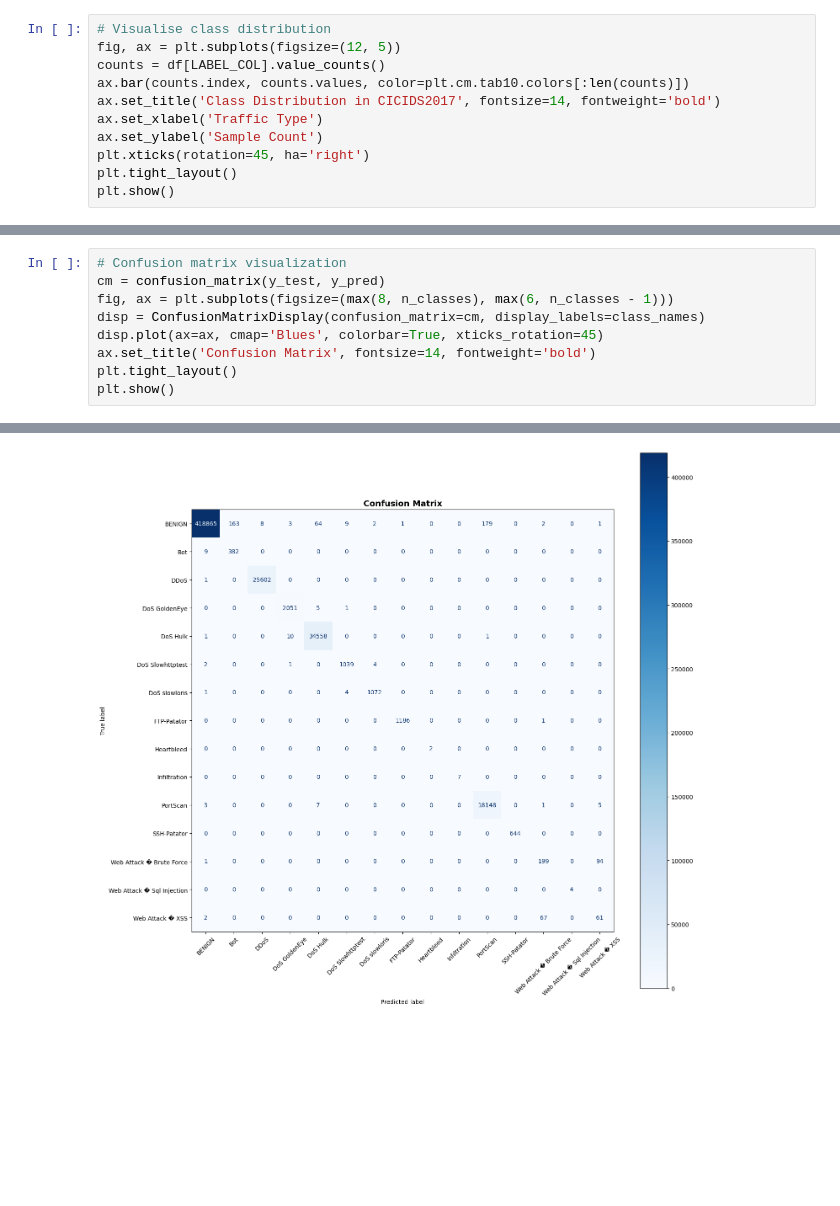
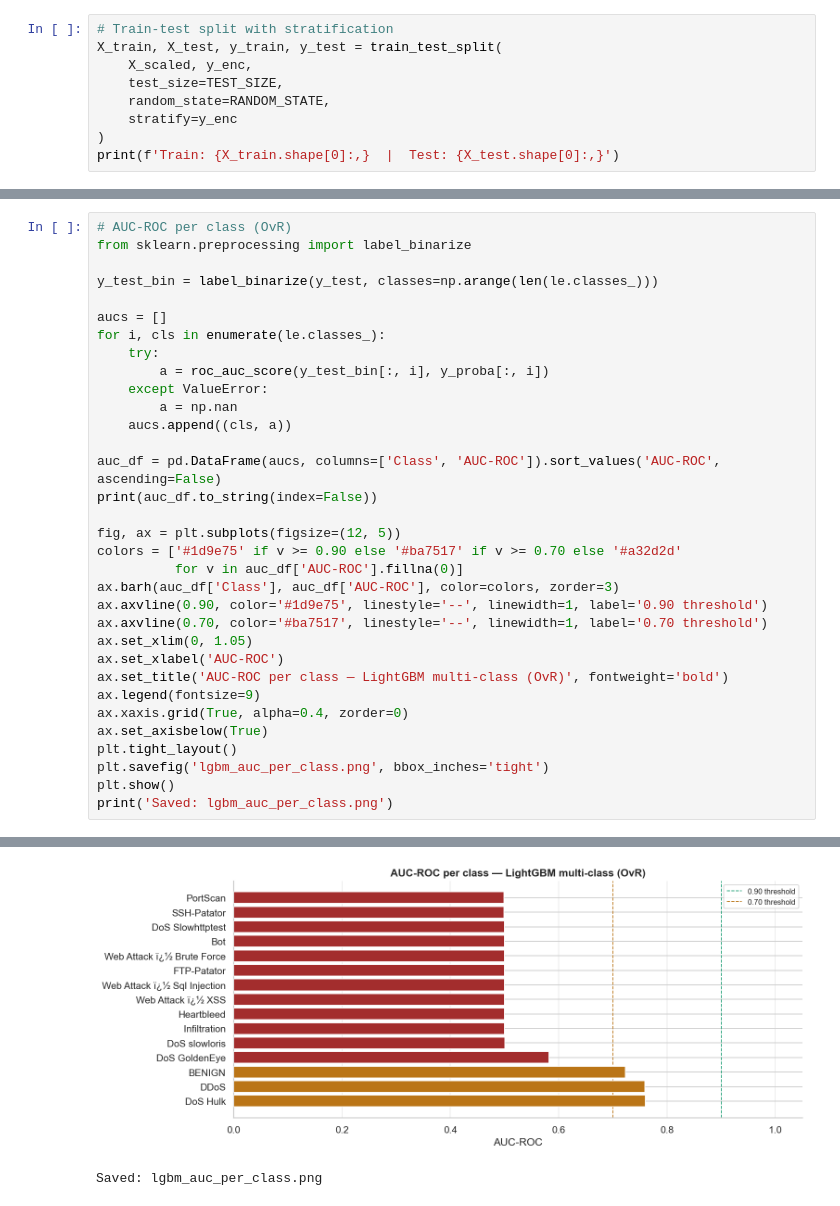
Before and after one commit to yoshbatula/Hybrid-Enhanced-Stacked-Ensemble-for-Network-Intrusion-Detection, a Jupyter notebook: baseline-model.ipynb, the cells around one changed output, grey strips where cells are left out. Saved outputs shown, nothing was run; the diff lists cells and outputs as text; blank space fills up the shorter version.

```diff
--- a/baseline-model.ipynb
+++ b/baseline-model.ipynb
@@ -119,12 +168,10 @@ Name: count, dtype: int64
 # %%
-# Visualise class distribution
-fig, ax = plt.subplots(figsize=(12, 5))
-counts = df[LABEL_COL].value_counts()
-ax.bar(counts.index, counts.values, color=plt.cm.tab10.colors[:len(counts)])
-ax.set_title('Class Distribution in CICIDS2017', fontsize=14, fontweight='bold')
-ax.set_xlabel('Traffic Type')
-ax.set_ylabel('Sample Count')
-plt.xticks(rotation=45, ha='right')
-plt.tight_layout()
-plt.show()
+# Train-test split with stratification
+X_train, X_test, y_train, y_test = train_test_split(
+    X_scaled, y_enc,
+    test_size=TEST_SIZE,
+    random_state=RANDOM_STATE,
+    stratify=y_enc
+)
+print(f'Train: {X_train.shape[0]:,}  |  Test: {X_test.shape[0]:,}')
 # %% [output]
@@ -359,10 +536,34 @@ print(classification_report(
 # %%
-# Confusion matrix visualization
-cm = confusion_matrix(y_test, y_pred)
-fig, ax = plt.subplots(figsize=(max(8, n_classes), max(6, n_classes - 1)))
-disp = ConfusionMatrixDisplay(confusion_matrix=cm, display_labels=class_names)
-disp.plot(ax=ax, cmap='Blues', colorbar=True, xticks_rotation=45)
-ax.set_title('Confusion Matrix', fontsize=14, fontweight='bold')
+# AUC-ROC per class (OvR)
+from sklearn.preprocessing import label_binarize
+
+y_test_bin = label_binarize(y_test, classes=np.arange(len(le.classes_)))
+
+aucs = []
+for i, cls in enumerate(le.classes_):
+    try:
+        a = roc_auc_score(y_test_bin[:, i], y_proba[:, i])
+    except ValueError:
+        a = np.nan
+    aucs.append((cls, a))
+
+auc_df = pd.DataFrame(aucs, columns=['Class', 'AUC-ROC']).sort_values('AUC-ROC', ascending=False)
+print(auc_df.to_string(index=False))
+
+fig, ax = plt.subplots(figsize=(12, 5))
+colors = ['#1d9e75' if v >= 0.90 else '#ba7517' if v >= 0.70 else '#a32d2d'
+          for v in auc_df['AUC-ROC'].fillna(0)]
+ax.barh(auc_df['Class'], auc_df['AUC-ROC'], color=colors, zorder=3)
+ax.axvline(0.90, color='#1d9e75', linestyle='--', linewidth=1, label='0.90 threshold')
+ax.axvline(0.70, color='#ba7517', linestyle='--', linewidth=1, label='0.70 threshold')
+ax.set_xlim(0, 1.05)
+ax.set_xlabel('AUC-ROC')
+ax.set_title('AUC-ROC per class — LightGBM multi-class (OvR)', fontweight='bold')
+ax.legend(fontsize=9)
+ax.xaxis.grid(True, alpha=0.4, zorder=0)
+ax.set_axisbelow(True)
 plt.tight_layout()
+plt.savefig('lgbm_auc_per_class.png', bbox_inches='tight')
 plt.show()
+print('Saved: lgbm_auc_per_class.png')
 # %% [output]
@@ -369,2 +586,3 @@ plt.show()
-[figure, old version]
+[figure, new version]
+Saved: lgbm_auc_per_class.png
 # %%
```
Also changed, not shown: parts of 21 cells of this notebook, 7 other files.
